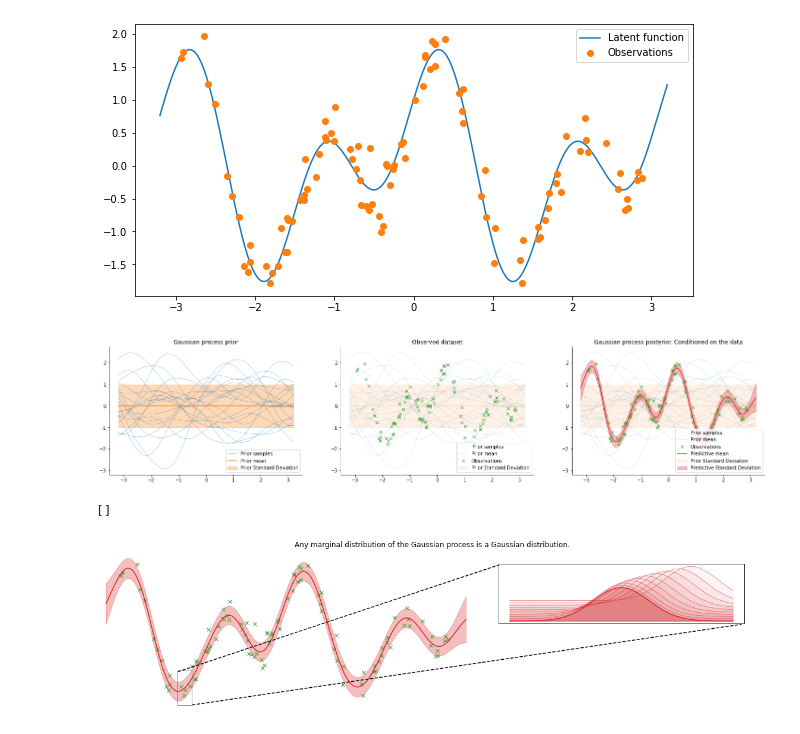
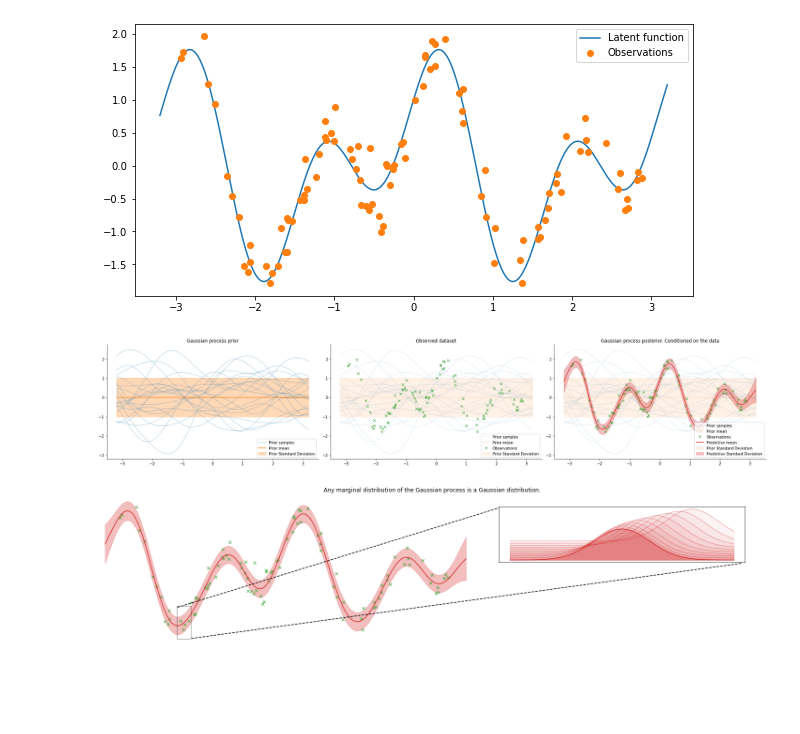
Before and after one commit to mattramos/bayesian_ensembling, a Jupyter notebook: experiments/gp_figure.ipynb, the cells around one changed output. Saved outputs shown, nothing was run; the diff lists cells and outputs as text; code cells hidden in the pictures; blank space fills up the shorter version.

```diff
--- a/experiments/gp_figure.ipynb
+++ b/experiments/gp_figure.ipynb
@@ -69,41 +72,42 @@ predictive_std = predictive_dist.stddev()
 # %%
 
 
-fig, (ax0, ax1, ax2) = plt.subplots(figsize=(25, 5), ncols=3)
+fig, (ax0, ax1, ax2) = plt.subplots(figsize=(25, 5), ncols=3, tight_layout=True)
 
 
 ax0.plot(xtest, samples, color='tab:blue', alpha=0.5, label='Prior samples', linewidth=0.75)
 ax0.plot(xtest, prior_mean, color='tab:orange', label='Prior mean', linewidth=1.5)
 ax0.fill_between(xtest.flatten(), prior_mean - prior_std, prior_mean + prior_std, color='tab:orange', alpha=0.3, label='Prior Standard Deviation')
 ax0 = unique_legend(ax0)
 ax0.set_title('Gaussian process prior')
 
 ax1.plot(xtest, samples, color='tab:blue', alpha=0.2, label='Prior samples', linewidth=0.75)
 ax1.plot(xtest, prior_mean, color='tab:orange', label='Prior mean', linewidth=1.5, alpha=0.2)
 ax1.fill_between(xtest.flatten(), prior_mean - prior_std, prior_mean + prior_std, color='tab:orange', alpha=0.1, label='Prior Standard Deviation')
 ax1.plot(x, y, 'x', color='tab:green', label='Observations')
 ax1 = unique_legend(ax1)
 ax1.set_title('Observed dataset')
 
 
 ax2.plot(xtest, samples, color='tab:blue', alpha=0.2, label='Prior samples', linewidth=0.75)
 ax2.plot(xtest, prior_mean, color='tab:orange', label='Prior mean', linewidth=1.5, alpha=0.2)
 ax2.fill_between(xtest.flatten(), prior_mean - prior_std, prior_mean + prior_std, color='tab:orange', alpha=0.1, label='Prior Standard Deviation')
 ax2.plot(x, y, 'x', color='tab:green', label='Observations')
 ax2.plot(xtest, predictive_mean, color='tab:red', label='Predictive mean', linewidth=1.5)
 ax2.fill_between(xtest.flatten(), predictive_mean - predictive_std, predictive_mean + predictive_std, color='tab:red', alpha=0.3, label='Predictive Standard Deviation')
 ax2 = unique_legend(ax2)
 ax2.set_title('Gaussian process posterior. Conditioned on the data')
 
 
 
 sns.despine()
-plt.show()
+plt.savefig('gp_fit.pdf')
+plt.savefig('gp_fit.png', dpi=450)
 # %% [output]
-[figure, old version]
+[figure, new version]
 # %%
 
-fig, ax = plt.subplots(figsize=(20, 5))
+fig, ax = plt.subplots(figsize=(20, 5), tight_layout=True)
 
 idx=100
 
@@ -143,9 +147,11 @@ axins.set_xticks([], minor=True)
 axins.set_yticks([])
 # for minor ticks
 axins.set_yticks([], minor=True)
+
+plt.savefig('gp_marginals.pdf')
+plt.savefig('gp_marginals.png', dpi=450)
 # %% [output]
-[]
-[figure, old version]
+[figure, new version]
 # %%
 ax.get_xlim()
 # %% [output]
```
Also changed, not shown: parts of 2 cells of this notebook, 23 other files.
